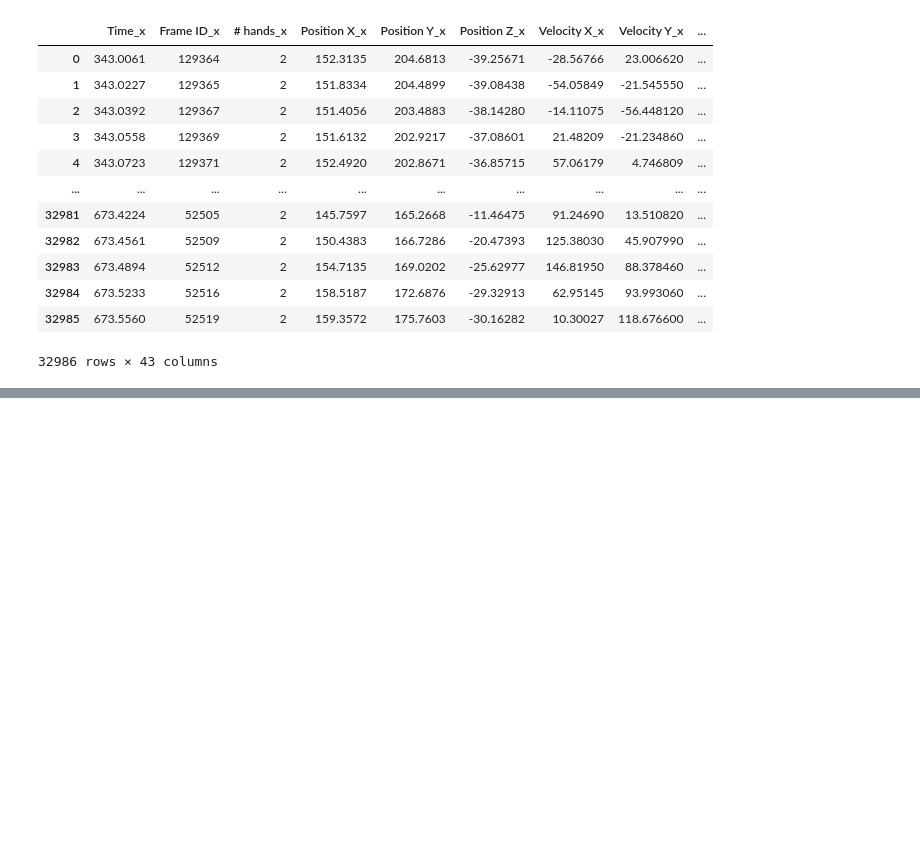
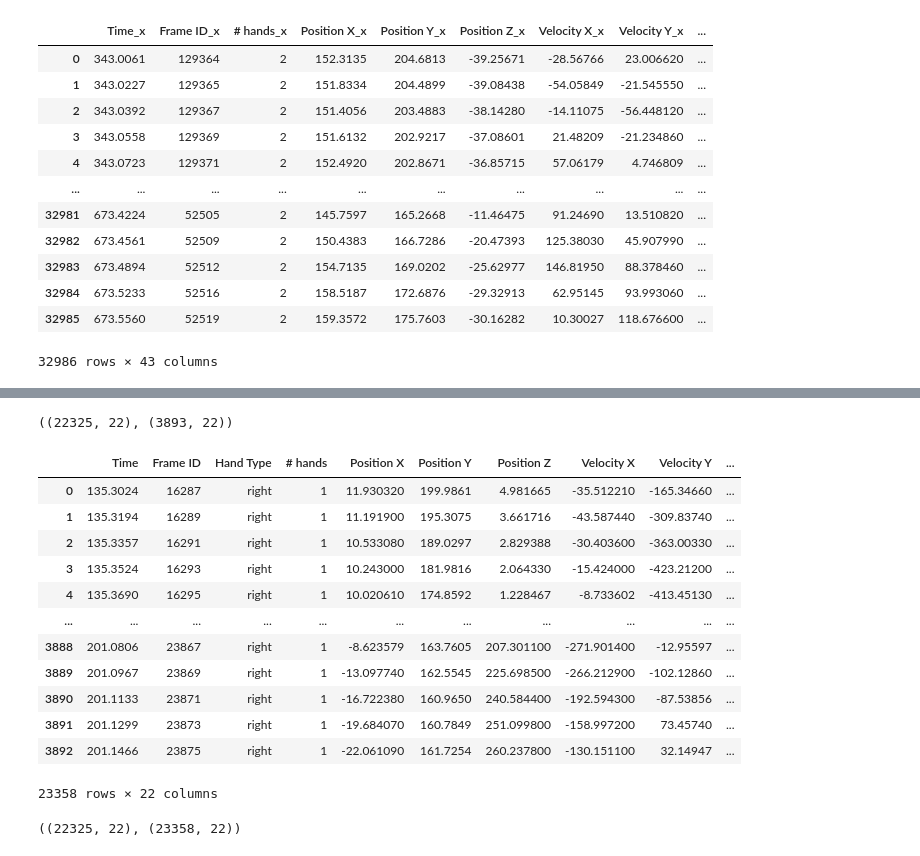
Before and after one commit to GalKoaz/Data-visualization, a Jupyter notebook: Hands.ipynb, the cells around one changed output, grey strips where cells are left out. Cells and saved outputs as stored; diff of their text form; code cells hidden in the pictures; blank space fills up the shorter version.

Commit message:
done with DataFrames

```diff
--- a/Hands.ipynb
+++ b/Hands.ipynb
@@ -79,3 +89,9 @@ def MergeR(df):
+# %%
+def concatShape(newdf,df1,df2):
+    value = round((df1.shape[0] / df2.shape[0]))
+    for numb in range(value):
+        newdf = pd.concat([newdf, df2])
+    return newdf
 # %%
 def RenameCol(df, OldName):
     temp = OldName
@@ -537,0 +464,28 @@ train["Label"].value_counts()
+# %%
+DF_Alone.shape , RightHand.shape
+# %% [output]
+((22325, 22), (3893, 22))
+# %%
+TempData = pd.DataFrame()
+
+RightHand = concatShape(TempData,DF_Alone,RightHand)
+# %%
+RightHand
+# %% [output]
+|  | Time | Frame ID | Hand Type | # hands | Position X | Position Y | Position Z | Velocity X | Velocity Y | ... |
+| 0 | 135.3024 | 16287 | right | 1 | 11.930320 | 199.9861 | 4.981665 | -35.512210 | -165.34660 | ... |
+| 1 | 135.3194 | 16289 | right | 1 | 11.191900 | 195.3075 | 3.661716 | -43.587440 | -309.83740 | ... |
+| 2 | 135.3357 | 16291 | right | 1 | 10.533080 | 189.0297 | 2.829388 | -30.403600 | -363.00330 | ... |
+| 3 | 135.3524 | 16293 | right | 1 | 10.243000 | 181.9816 | 2.064330 | -15.424000 | -423.21200 | ... |
+| 4 | 135.3690 | 16295 | right | 1 | 10.020610 | 174.8592 | 1.228467 | -8.733602 | -413.45130 | ... |
+| ... | ... | ... | ... | ... | ... | ... | ... | ... | ... | ... |
+| 3888 | 201.0806 | 23867 | right | 1 | -8.623579 | 163.7605 | 207.301100 | -271.901400 | -12.95597 | ... |
+| 3889 | 201.0967 | 23869 | right | 1 | -13.097740 | 162.5545 | 225.698500 | -266.212900 | -102.12860 | ... |
+| 3890 | 201.1133 | 23871 | right | 1 | -16.722380 | 160.9650 | 240.584400 | -192.594300 | -87.53856 | ... |
+| 3891 | 201.1299 | 23873 | right | 1 | -19.684070 | 160.7849 | 251.099800 | -158.997200 | 73.45740 | ... |
+| 3892 | 201.1466 | 23875 | right | 1 | -22.061090 | 161.7254 | 260.237800 | -130.151100 | 32.14947 | ... |
+23358 rows × 22 columns
+# %%
+DF_Alone.shape , RightHand.shape
+# %% [output]
+((22325, 22), (23358, 22))
```
Also changed, not shown: parts of 37 cells of this notebook.
